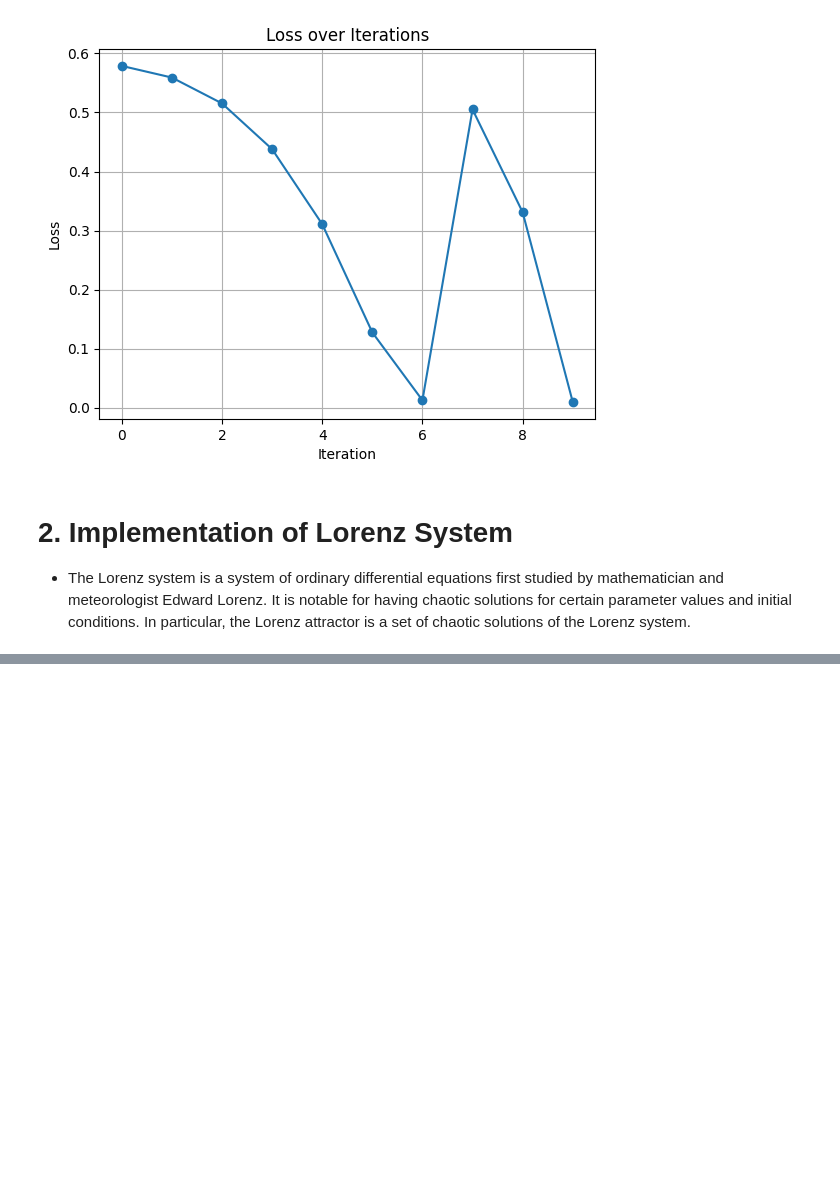
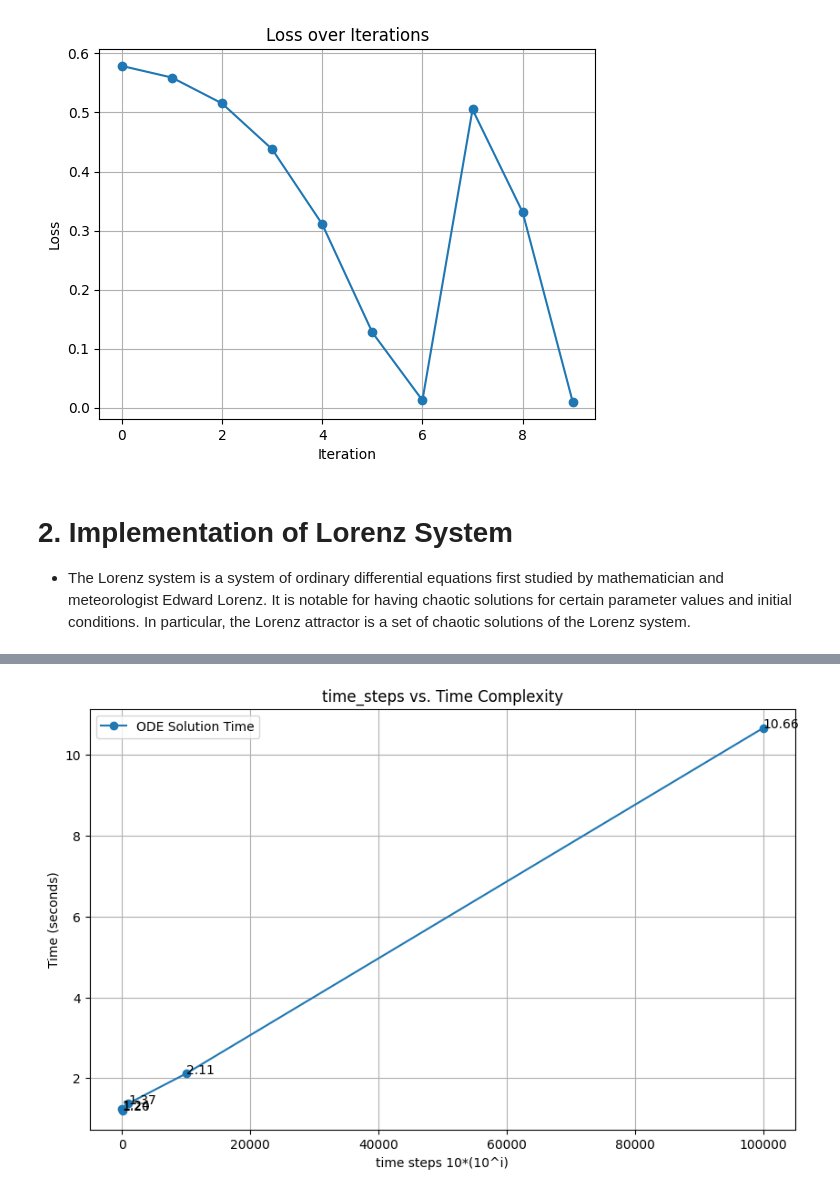
Before and after one commit to brahma2024/Deep-Implicit-Layers, a Jupyter notebook: Ch2_2_ImplicitFunc+AutoDiff.ipynb, the cells around one changed output, grey strips where cells are left out. Saved outputs shown, nothing was run; the diff lists cells and outputs as text; code cells hidden in the pictures; blank space fills up the shorter version.

```diff
--- a/Ch2_2_ImplicitFunc+AutoDiff.ipynb
+++ b/Ch2_2_ImplicitFunc+AutoDiff.ipynb
@@ -205,0 +235,15 @@ ys = odeint(f_partial,
+# %%
+# Plot the Results
+plt.figure(figsize=(10, 6))
+plt.plot(time_steps, time_complexity, label='ODE Solution Time', marker='o')
+plt.xlabel('time steps 10*(10^i)')
+plt.ylabel('Time (seconds)')
+plt.title('time_steps vs. Time Complexity')
+# Iterate through time_steps and time_complexity to add text labels
+for i in range(len(time_steps)):
+    plt.text(time_steps[i], time_complexity[i], f'{time_complexity[i]:.2f}') # Format the time to 2 decimal places
+plt.legend()
+plt.grid(True)
+plt.show()
+# %% [output]
+[figure, added]
```
Also changed, not shown: parts of 10 cells of this notebook.
